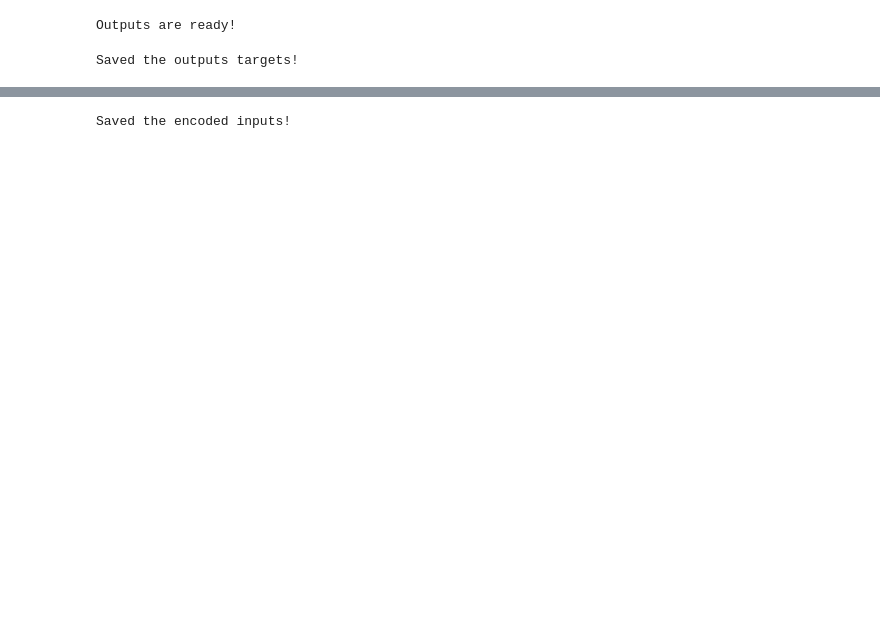
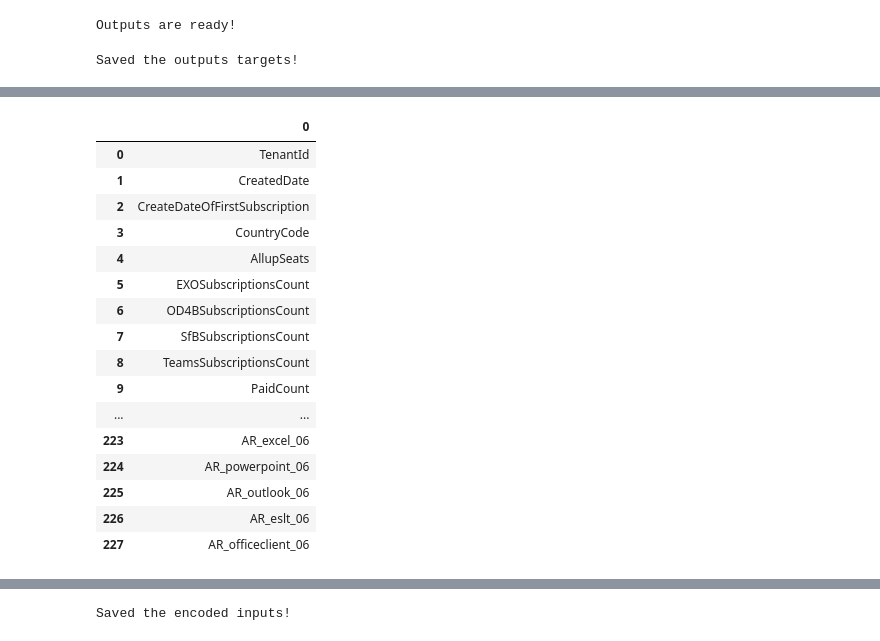
Before and after one commit to chenchenpan/MS-intern-project, a Jupyter notebook: encoding-data.ipynb, the cells around one changed output, grey strips where cells are left out. Cells and saved outputs as stored; diff of their text form; code cells hidden in the pictures; blank space fills up the shorter version.

```diff
--- a/encoding-data.ipynb
+++ b/encoding-data.ipynb
@@ -192,3 +307,23 @@ Xtest_datetime = Xtest_datetime.to_numpy()
+# %%
+pd.read_csv('encoded_columns.txt', delimiter="\t", header=None)
+# %% [output]
+|  | 0 |
+| 0 | TenantId |
+| 1 | CreatedDate |
+| 2 | CreateDateOfFirstSubscription |
+| 3 | CountryCode |
+| 4 | AllupSeats |
+| 5 | EXOSubscriptionsCount |
+| 6 | OD4BSubscriptionsCount |
+| 7 | SfBSubscriptionsCount |
+| 8 | TeamsSubscriptionsCount |
+| 9 | PaidCount |
+| ... | ... |
+| 223 | AR_excel_06 |
+| 224 | AR_powerpoint_06 |
+| 225 | AR_outlook_06 |
+| 226 | AR_eslt_06 |
+| 227 | AR_officeclient_06 |
 # %%
 def encoder_num_bool(df):
     X_num = df.select_dtypes(include=['float','int'])
```
Also changed, not shown: parts of 30 cells of this notebook, 13 other files.
